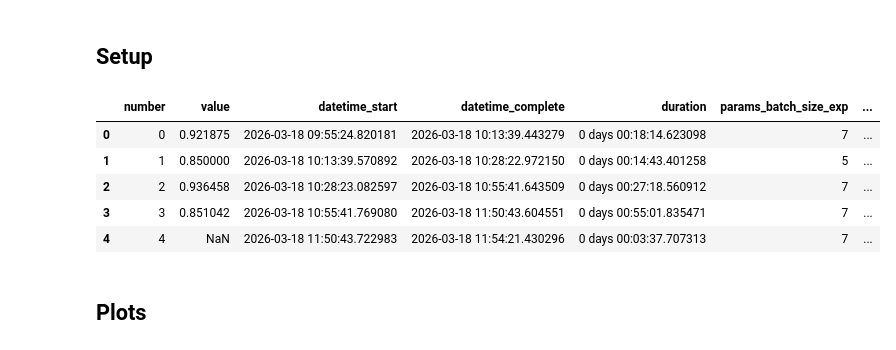
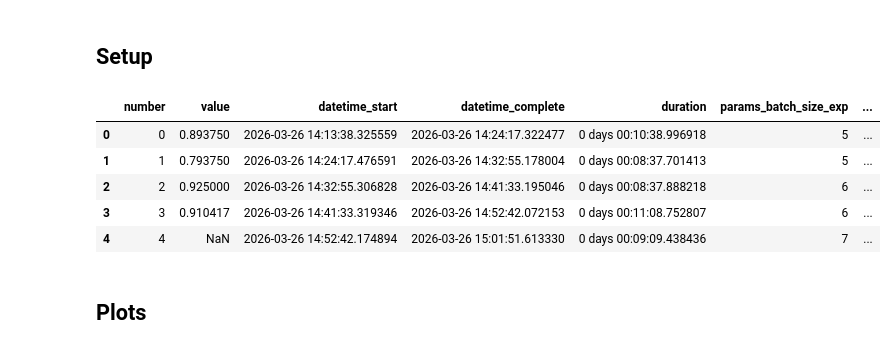
Before and after one commit to LucaCtt/csi-vae, a Jupyter notebook: notebooks/plot_studies.ipynb, the cells around one changed output. Drawn from its saved outputs; the diff is of its cells as text; code cells hidden in the pictures.

```diff
--- a/notebooks/plot_studies.ipynb
+++ b/notebooks/plot_studies.ipynb
@@ -11,23 +11,23 @@ from scipy.stats import gaussian_kde
 
 mpl.rcParams["figure.dpi"] = 300
 
-LAUNCH_DIR = "out/default"
+LAUNCH_DIR = "out/flat_conv"
 # %%
 studies_dir = Path("../") / LAUNCH_DIR
 studies_files = [f.name for f in studies_dir.iterdir()]
 studies = [
-    optuna.load_study(study_name=study.split(".")[0], storage=f"sqlite:///{studies_dir / study}")
+    optuna.load_study(study_name=study.split(".")[0], storage=f"sqlite:///{studies_dir / study}").trials_dataframe()
     for study in studies_files
 ]
 # %%
-studies[0].trials_dataframe().head()
+studies[0].head()
 # %% [output]
 |  | number | value | datetime_start | datetime_complete | duration | params_batch_size_exp | ... |
-| 0 | 0 | 0.921875 | 2026-03-18 09:55:24.820181 | 2026-03-18 10:13:39.443279 | 0 days 00:18:14.623098 | 7 | ... |
-| 1 | 1 | 0.850000 | 2026-03-18 10:13:39.570892 | 2026-03-18 10:28:22.972150 | 0 days 00:14:43.401258 | 5 | ... |
-| 2 | 2 | 0.936458 | 2026-03-18 10:28:23.082597 | 2026-03-18 10:55:41.643509 | 0 days 00:27:18.560912 | 7 | ... |
-| 3 | 3 | 0.851042 | 2026-03-18 10:55:41.769080 | 2026-03-18 11:50:43.604551 | 0 days 00:55:01.835471 | 7 | ... |
-| 4 | 4 | NaN | 2026-03-18 11:50:43.722983 | 2026-03-18 11:54:21.430296 | 0 days 00:03:37.707313 | 7 | ... |
+| 0 | 0 | 0.893750 | 2026-03-26 14:13:38.325559 | 2026-03-26 14:24:17.322477 | 0 days 00:10:38.996918 | 5 | ... |
+| 1 | 1 | 0.793750 | 2026-03-26 14:24:17.476591 | 2026-03-26 14:32:55.178004 | 0 days 00:08:37.701413 | 5 | ... |
+| 2 | 2 | 0.925000 | 2026-03-26 14:32:55.306828 | 2026-03-26 14:41:33.195046 | 0 days 00:08:37.888218 | 6 | ... |
+| 3 | 3 | 0.910417 | 2026-03-26 14:41:33.319346 | 2026-03-26 14:52:42.072153 | 0 days 00:11:08.752807 | 6 | ... |
+| 4 | 4 | NaN | 2026-03-26 14:52:42.174894 | 2026-03-26 15:01:51.613330 | 0 days 00:09:09.438436 | 7 | ... |
 # %% [markdown]
 
 ## Plots
```
Also changed, not shown: parts of 5 cells of this notebook, 7 other files.
